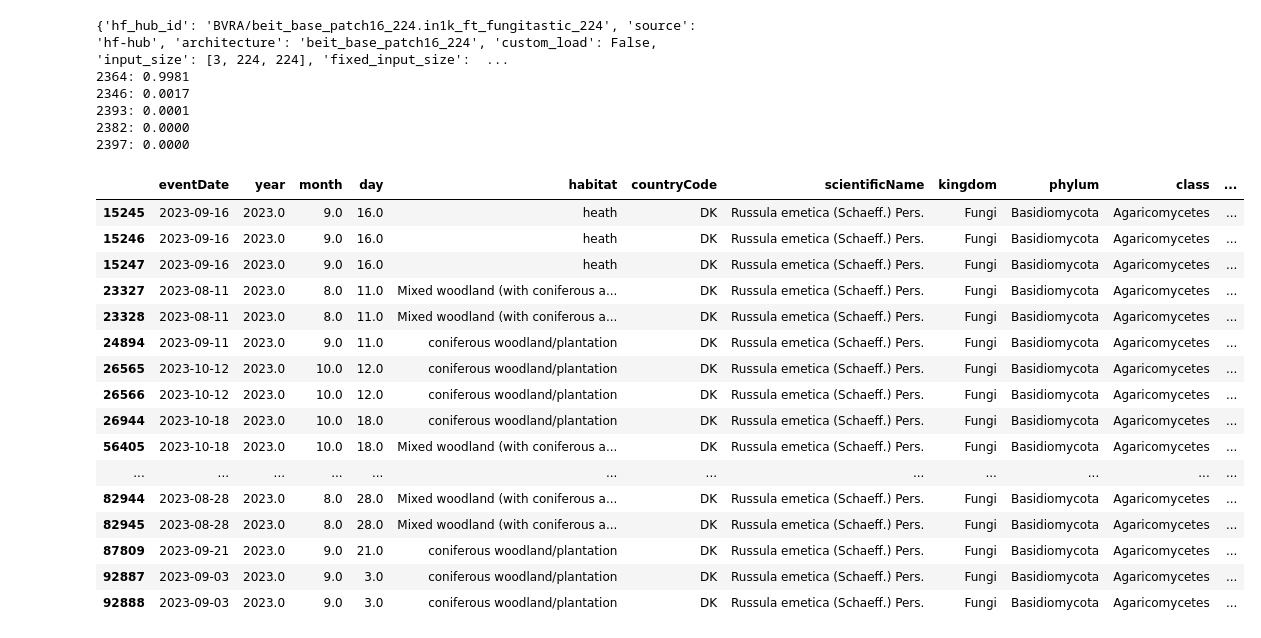
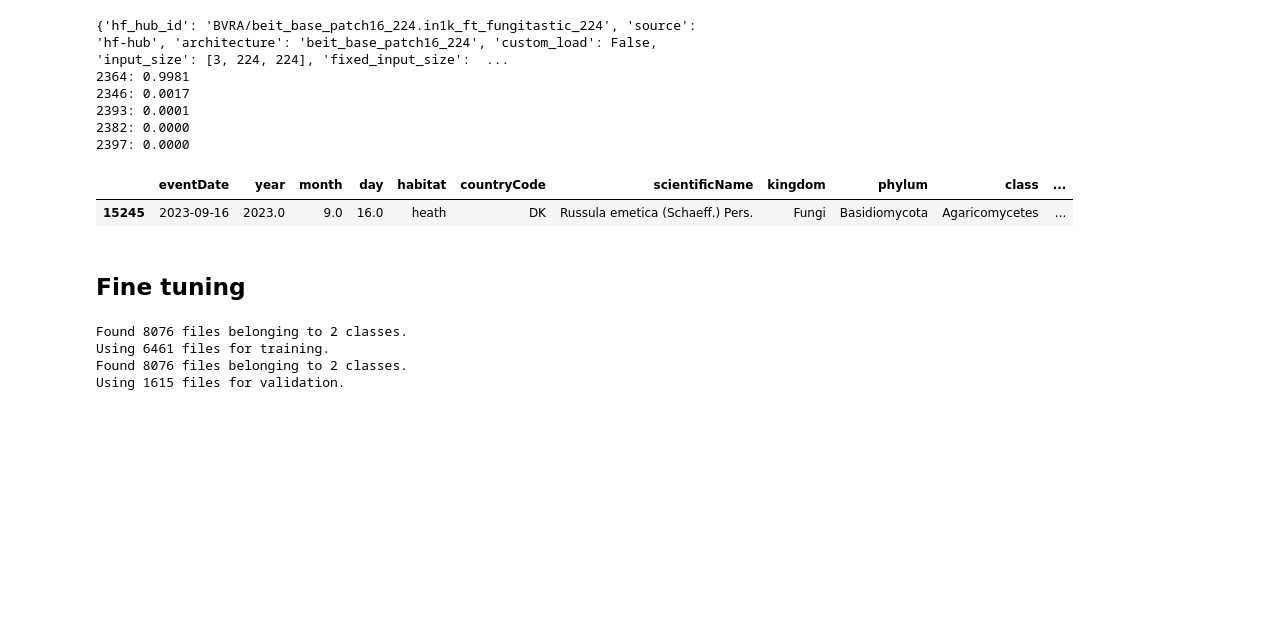
Before and after one commit to ClemPera/Kinoko, a Jupyter notebook: clempera.ipynb, the cells around one changed output. Saved outputs shown, nothing was run; the diff lists cells and outputs as text; code cells hidden in the pictures; blank space fills up the shorter version.

Commit message:
feat: model fine tuning progress

```diff
--- a/clempera.ipynb
+++ b/clempera.ipynb
@@ -132,22 +145,9 @@ for prob, idx in zip(top5.values[0], top5.indices[0]):
 # %%
 df_test = pd.read_csv("~/Downloads/FungiTastic-OpenSet-Test.csv")
 # %%
-df_test[df_test.category_id == 2364]
+df_test[df_test.category_id == 2364].head(1)
 # %% [output]
 |  | eventDate | year | month | day | habitat | countryCode | scientificName | kingdom | phylum | class | ... |
 | 15245 | 2023-09-16 | 2023.0 | 9.0 | 16.0 | heath | DK | Russula emetica (Schaeff.) Pers. | Fungi | Basidiomycota | Agaricomycetes | ... |
-| 15246 | 2023-09-16 | 2023.0 | 9.0 | 16.0 | heath | DK | Russula emetica (Schaeff.) Pers. | Fungi | Basidiomycota | Agaricomycetes | ... |
-| 15247 | 2023-09-16 | 2023.0 | 9.0 | 16.0 | heath | DK | Russula emetica (Schaeff.) Pers. | Fungi | Basidiomycota | Agaricomycetes | ... |
-| 23327 | 2023-08-11 | 2023.0 | 8.0 | 11.0 | Mixed woodland (with coniferous a... | DK | Russula emetica (Schaeff.) Pers. | Fungi | Basidiomycota | Agaricomycetes | ... |
-| 23328 | 2023-08-11 | 2023.0 | 8.0 | 11.0 | Mixed woodland (with coniferous a... | DK | Russula emetica (Schaeff.) Pers. | Fungi | Basidiomycota | Agaricomycetes | ... |
-| 24894 | 2023-09-11 | 2023.0 | 9.0 | 11.0 | coniferous woodland/plantation | DK | Russula emetica (Schaeff.) Pers. | Fungi | Basidiomycota | Agaricomycetes | ... |
-| 26565 | 2023-10-12 | 2023.0 | 10.0 | 12.0 | coniferous woodland/plantation | DK | Russula emetica (Schaeff.) Pers. | Fungi | Basidiomycota | Agaricomycetes | ... |
-| 26566 | 2023-10-12 | 2023.0 | 10.0 | 12.0 | coniferous woodland/plantation | DK | Russula emetica (Schaeff.) Pers. | Fungi | Basidiomycota | Agaricomycetes | ... |
-| 26944 | 2023-10-18 | 2023.0 | 10.0 | 18.0 | coniferous woodland/plantation | DK | Russula emetica (Schaeff.) Pers. | Fungi | Basidiomycota | Agaricomycetes | ... |
-| 56405 | 2023-10-18 | 2023.0 | 10.0 | 18.0 | Mixed woodland (with coniferous a... | DK | Russula emetica (Schaeff.) Pers. | Fungi | Basidiomycota | Agaricomycetes | ... |
-| ... | ... | ... | ... | ... | ... | ... | ... | ... | ... | ... | ... |
-| 82944 | 2023-08-28 | 2023.0 | 8.0 | 28.0 | Mixed woodland (with coniferous a... | DK | Russula emetica (Schaeff.) Pers. | Fungi | Basidiomycota | Agaricomycetes | ... |
-| 82945 | 2023-08-28 | 2023.0 | 8.0 | 28.0 | Mixed woodland (with coniferous a... | DK | Russula emetica (Schaeff.) Pers. | Fungi | Basidiomycota | Agaricomycetes | ... |
-| 87809 | 2023-09-21 | 2023.0 | 9.0 | 21.0 | coniferous woodland/plantation | DK | Russula emetica (Schaeff.) Pers. | Fungi | Basidiomycota | Agaricomycetes | ... |
-| 92887 | 2023-09-03 | 2023.0 | 9.0 | 3.0 | coniferous woodland/plantation | DK | Russula emetica (Schaeff.) Pers. | Fungi | Basidiomycota | Agaricomycetes | ... |
-| 92888 | 2023-09-03 | 2023.0 | 9.0 | 3.0 | coniferous woodland/plantation | DK | Russula emetica (Schaeff.) Pers. | Fungi | Basidiomycota | Agaricomycetes | ... |
+# %% [markdown]
+## Fine tuning
@@ -153,0 +170,29 @@ df_test[df_test.category_id == 2364]
+# %%
+# --- 1. DATA PREPARATION ---
+
+train_ds = tf.keras.utils.image_dataset_from_directory(
+    image_data_dir,
+    labels="inferred",
+    label_mode="categorical", # Changed from 'binary' to match 10 classes
+    validation_split=0.2,
+    subset="training",
+    seed=SEED,
+    image_size=(IMG_SIZE, IMG_SIZE), # Changed to 518
+    batch_size=BATCH_SIZE
+)
+
+test_ds = tf.keras.utils.image_dataset_from_directory(
+    image_data_dir,
+    labels="inferred",
+    label_mode="categorical", # Changed from 'binary'
+    validation_split=0.2,
+    subset="validation",
+    seed=SEED,
+    image_size=(IMG_SIZE, IMG_SIZE), # Changed to 518
+    batch_size=BATCH_SIZE
+)
+# %% [output]
+Found 8076 files belonging to 2 classes.
+Using 6461 files for training.
+Found 8076 files belonging to 2 classes.
+Using 1615 files for validation.
```
Also changed, not shown: parts of 13 cells of this notebook, 2 other files.
